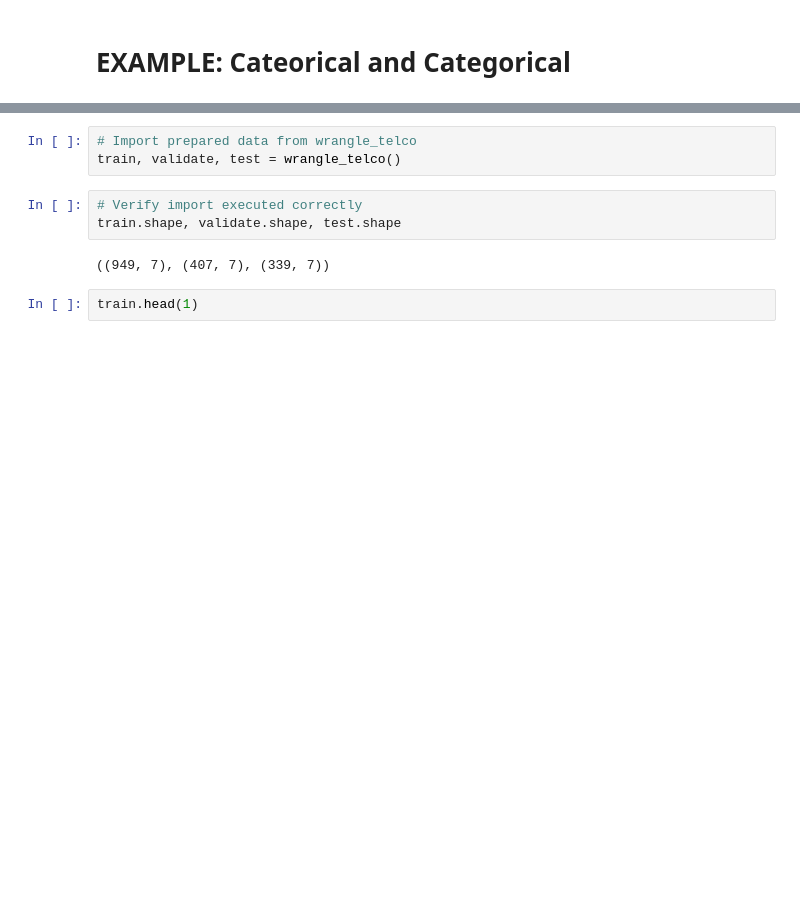
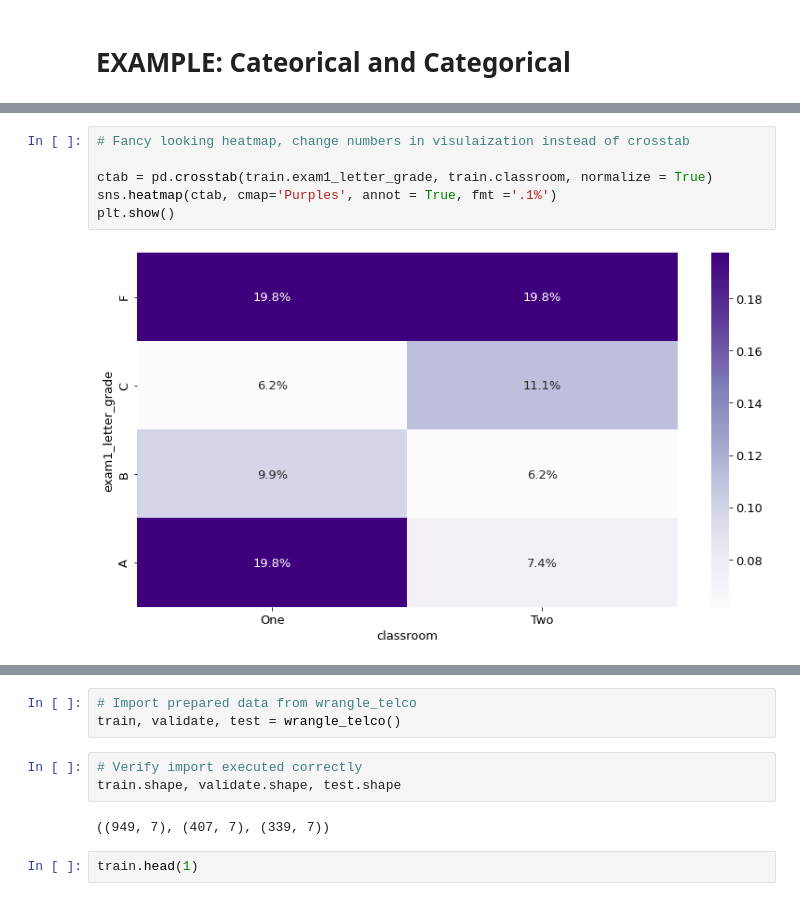
Before and after one commit to CSolitaire/regression-exercises, a Jupyter notebook: explore.ipynb, the cells around one changed output, grey strips where cells are left out. Saved outputs shown, nothing was run; the diff lists cells and outputs as text; blank space fills up the shorter version.

```diff
--- a/explore.ipynb
+++ b/explore.ipynb
@@ -277,0 +339,8 @@ If we generate a different random seed, we get different answers.  Think about t
+# %%
+# Fancy looking heatmap, change numbers in visulaization instead of crosstab
+
+ctab = pd.crosstab(train.exam1_letter_grade, train.classroom, normalize = True)
+sns.heatmap(ctab, cmap='Purples', annot = True, fmt ='.1%')
+plt.show()
+# %% [output]
+[figure, added]
```
Also changed, not shown: parts of 33 cells of this notebook.
